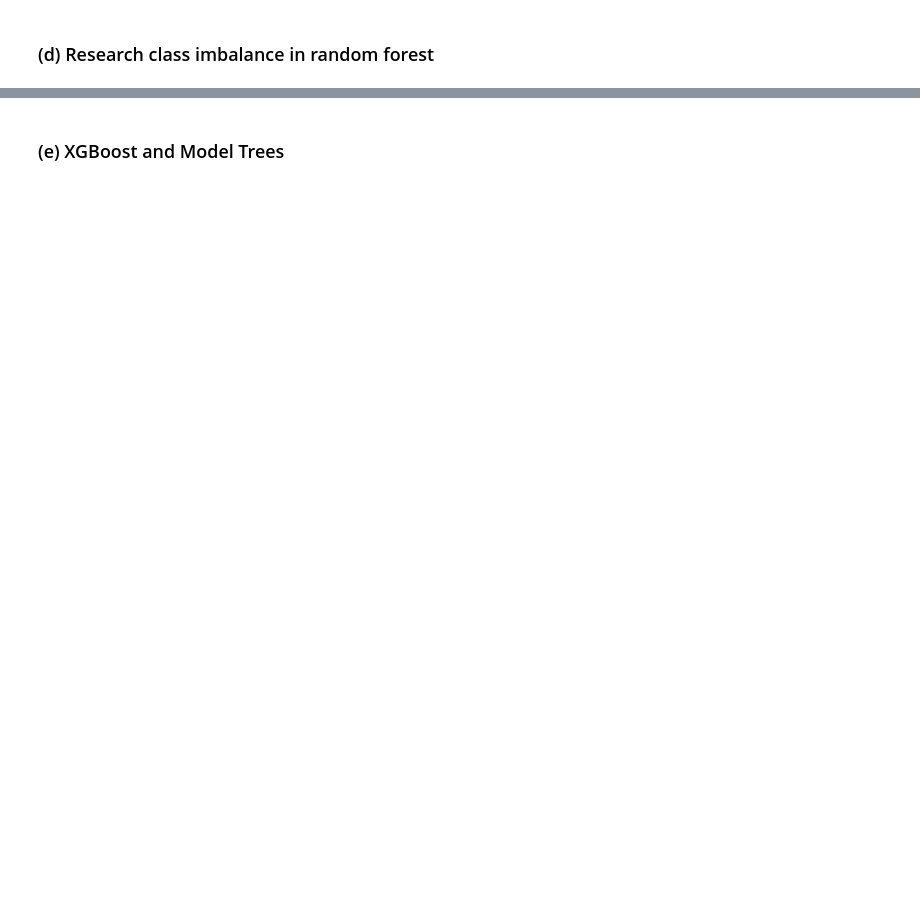
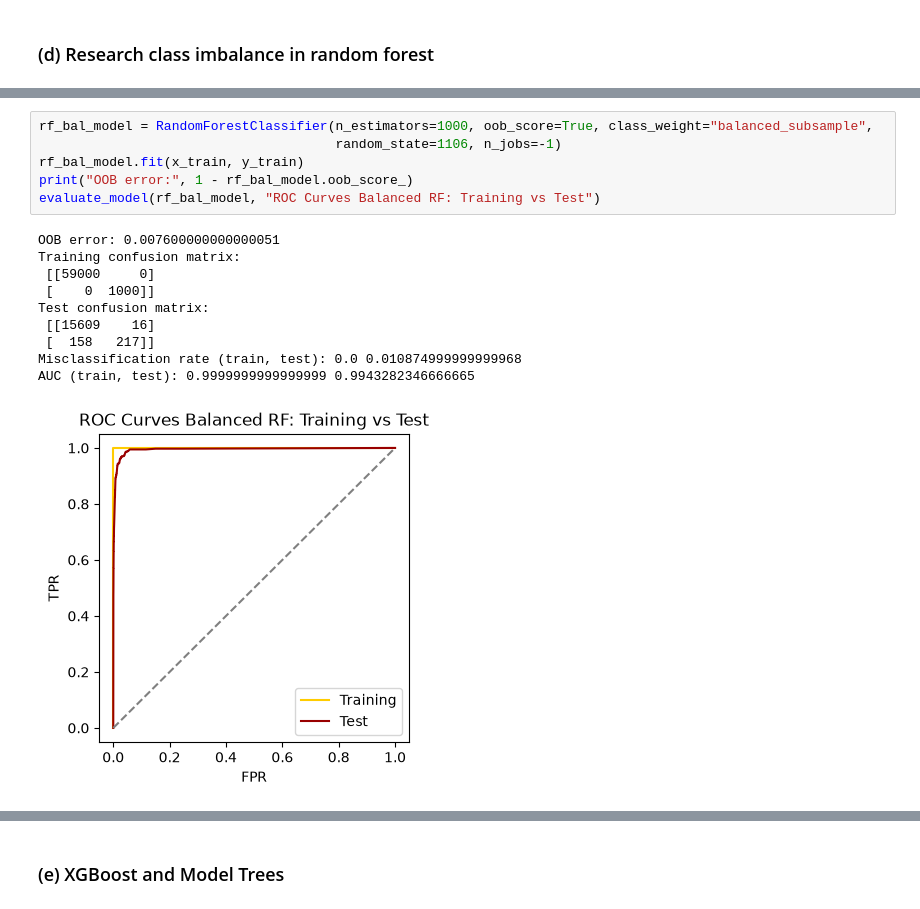
Before and after one commit to islastevenschneider/DSCI552_HW6, a Jupyter notebook: Steven-Schneider_Isla_HW6.ipynb, the cells around one changed output, grey strips where cells are left out. Drawn from its saved outputs; the diff is of its cells as text; blank space fills up the shorter version.

```diff
--- a/Steven-Schneider_Isla_HW6.ipynb
+++ b/Steven-Schneider_Isla_HW6.ipynb
@@ -30,0 +214,17 @@ Import packages
+# %%
+rf_bal_model = RandomForestClassifier(n_estimators=1000, oob_score=True, class_weight="balanced_subsample",
+                                      random_state=1106, n_jobs=-1)
+rf_bal_model.fit(x_train, y_train)
+print("OOB error:", 1 - rf_bal_model.oob_score_)
+evaluate_model(rf_bal_model, "ROC Curves Balanced RF: Training vs Test")
+# %% [output]
+OOB error: 0.007600000000000051
+Training confusion matrix:
+ [[59000     0]
+ [    0  1000]]
+Test confusion matrix:
+ [[15609    16]
+ [  158   217]]
+Misclassification rate (train, test): 0.0 0.010874999999999968
+AUC (train, test): 0.9999999999999999 0.9943282346666665
+[figure, added]
```
Also changed, not shown: parts of 39 cells of this notebook, 1 other file.
